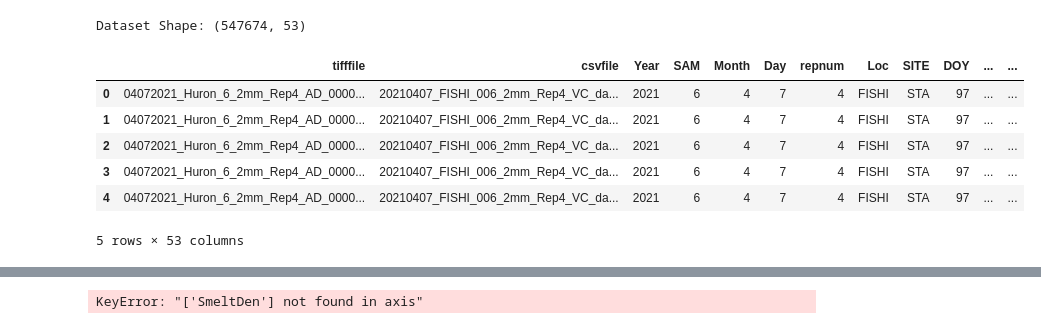
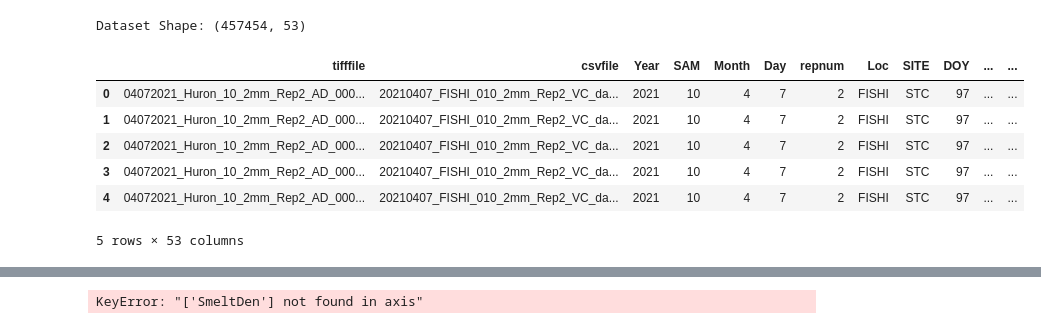
Before and after one commit to DaihaoWu/STA2453, a Jupyter notebook: Modelling/Random_Forest.ipynb, the cells around one changed output, grey strips where cells are left out. Saved outputs shown, nothing was run; the diff lists cells and outputs as text; code cells hidden in the pictures.

```diff
--- a/Modelling/Random_Forest.ipynb
+++ b/Modelling/Random_Forest.ipynb
@@ -1,21 +1,21 @@
 # %%
 import pandas as pd
 
 # Load the merged dataset
-data_path = "/Users/willwu/Documents/GitHub/Zooplankton/plankton_data/Merged_Master_all.csv"  # Update path if necessary
+data_path = "/Users/willwu/Documents/GitHub/Zooplankton/plankton_data/Merged_Master_Subset_2.csv"  # Update path if necessary
 df = pd.read_csv(data_path)
 
 # Display dataset info
 print("Dataset Shape:", df.shape)
 df.head()
 # %% [output]
-Dataset Shape: (547674, 53)
+Dataset Shape: (457454, 53)
 |  | tifffile | csvfile | Year | SAM | Month | Day | repnum | Loc | SITE | DOY | ... | ... |
-| 0 | 04072021_Huron_6_2mm_Rep4_AD_0000... | 20210407_FISHI_006_2mm_Rep4_VC_da... | 2021 | 6 | 4 | 7 | 4 | FISHI | STA | 97 | ... | ... |
-| 1 | 04072021_Huron_6_2mm_Rep4_AD_0000... | 20210407_FISHI_006_2mm_Rep4_VC_da... | 2021 | 6 | 4 | 7 | 4 | FISHI | STA | 97 | ... | ... |
-| 2 | 04072021_Huron_6_2mm_Rep4_AD_0000... | 20210407_FISHI_006_2mm_Rep4_VC_da... | 2021 | 6 | 4 | 7 | 4 | FISHI | STA | 97 | ... | ... |
-| 3 | 04072021_Huron_6_2mm_Rep4_AD_0000... | 20210407_FISHI_006_2mm_Rep4_VC_da... | 2021 | 6 | 4 | 7 | 4 | FISHI | STA | 97 | ... | ... |
-| 4 | 04072021_Huron_6_2mm_Rep4_AD_0000... | 20210407_FISHI_006_2mm_Rep4_VC_da... | 2021 | 6 | 4 | 7 | 4 | FISHI | STA | 97 | ... | ... |
+| 0 | 04072021_Huron_10_2mm_Rep2_AD_000... | 20210407_FISHI_010_2mm_Rep2_VC_da... | 2021 | 10 | 4 | 7 | 2 | FISHI | STC | 97 | ... | ... |
+| 1 | 04072021_Huron_10_2mm_Rep2_AD_000... | 20210407_FISHI_010_2mm_Rep2_VC_da... | 2021 | 10 | 4 | 7 | 2 | FISHI | STC | 97 | ... | ... |
+| 2 | 04072021_Huron_10_2mm_Rep2_AD_000... | 20210407_FISHI_010_2mm_Rep2_VC_da... | 2021 | 10 | 4 | 7 | 2 | FISHI | STC | 97 | ... | ... |
+| 3 | 04072021_Huron_10_2mm_Rep2_AD_000... | 20210407_FISHI_010_2mm_Rep2_VC_da... | 2021 | 10 | 4 | 7 | 2 | FISHI | STC | 97 | ... | ... |
+| 4 | 04072021_Huron_10_2mm_Rep2_AD_000... | 20210407_FISHI_010_2mm_Rep2_VC_da... | 2021 | 10 | 4 | 7 | 2 | FISHI | STC | 97 | ... | ... |
 5 rows × 53 columns
 # %%
 # Selecting the most relevant features
```
Also changed, not shown: parts of 3 cells of this notebook, 4 other files.
